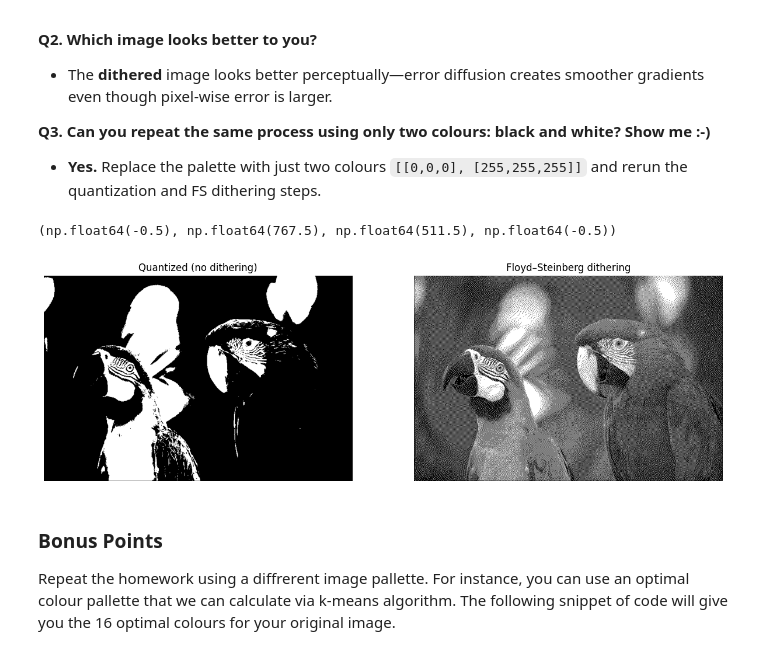
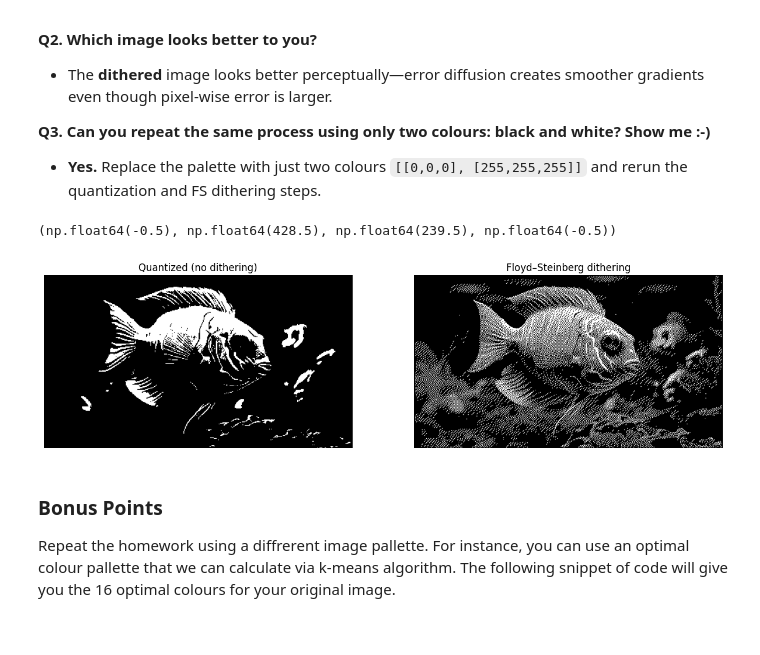
Before and after one commit to Turkevich91/robot_dreams, a Jupyter notebook: lesson_5/homework/Homework.ipynb, the cells around one changed output. Drawn from its saved outputs; the diff is of its cells as text; code cells hidden in the pictures.

```diff
--- a/lesson_5/homework/Homework.ipynb
+++ b/lesson_5/homework/Homework.ipynb
@@ -25,7 +25,9 @@ plt.rcParams['figure.figsize'] = [15, 10]
 Let's load the image.
 # %%
 # Load image
-img = cv2.imread('../data/kodim23.png')
+# img = cv2.imread('../data/kodim23.png')
+# img = cv2.imread('../data/cham.jpg')
+img = cv2.imread('../data/fish.jpg')
 # Convert it to RGB
 img = cv2.cvtColor(img, cv2.COLOR_BGR2RGB)
 # Plot it
@@ -291,19 +293,17 @@ Average squared quantization error  (MSE): 3060.97
 **Q3. Can you repeat the same process using only two colours: black and white? Show me :-)**
 - **Yes.** Replace the palette with just two colours `[[0,0,0], [255,255,255]]` and rerun the quantization and FS dithering steps.
 # %%
+quantized = quantize_to_palette(img, colors_bw)
+dithering = floyd_steinberg_dither(img, colors_bw)
 
-quantized_show = np.clip(
-    quantize_to_palette(img, colors_bw),
-    0, 255).astype(np.uint8)
-dithering_show = np.clip(
-    floyd_steinberg_dither(img, colors_bw),
-    0, 255).astype(np.uint8)
+quantized_show = np.clip(quantized, 0, 255).astype(np.uint8)
+dithering_show = np.clip(dithering, 0, 255).astype(np.uint8)
 
 plt.subplot(121); plt.imshow(quantized_show);  plt.title("Quantized (no dithering)"); plt.axis("off")
 plt.subplot(122); plt.imshow(dithering_show);  plt.title("Floyd–Steinberg dithering"); plt.axis("off")
 # %% [output]
-(np.float64(-0.5), np.float64(767.5), np.float64(511.5), np.float64(-0.5))
+(np.float64(-0.5), np.float64(428.5), np.float64(239.5), np.float64(-0.5))
-[figure, old version]
+[figure, new version]
 # %% [markdown]
 ### Bonus Points
 
```
Also changed, not shown: parts of 8 cells of this notebook, 2 other files.
